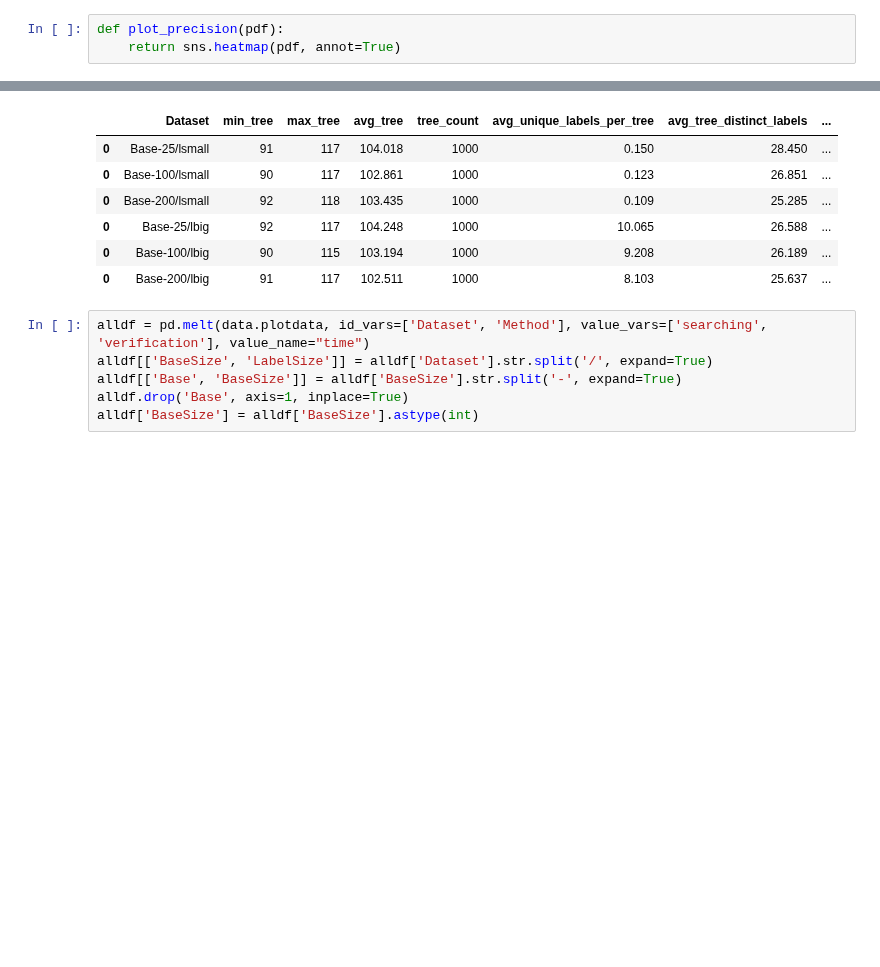
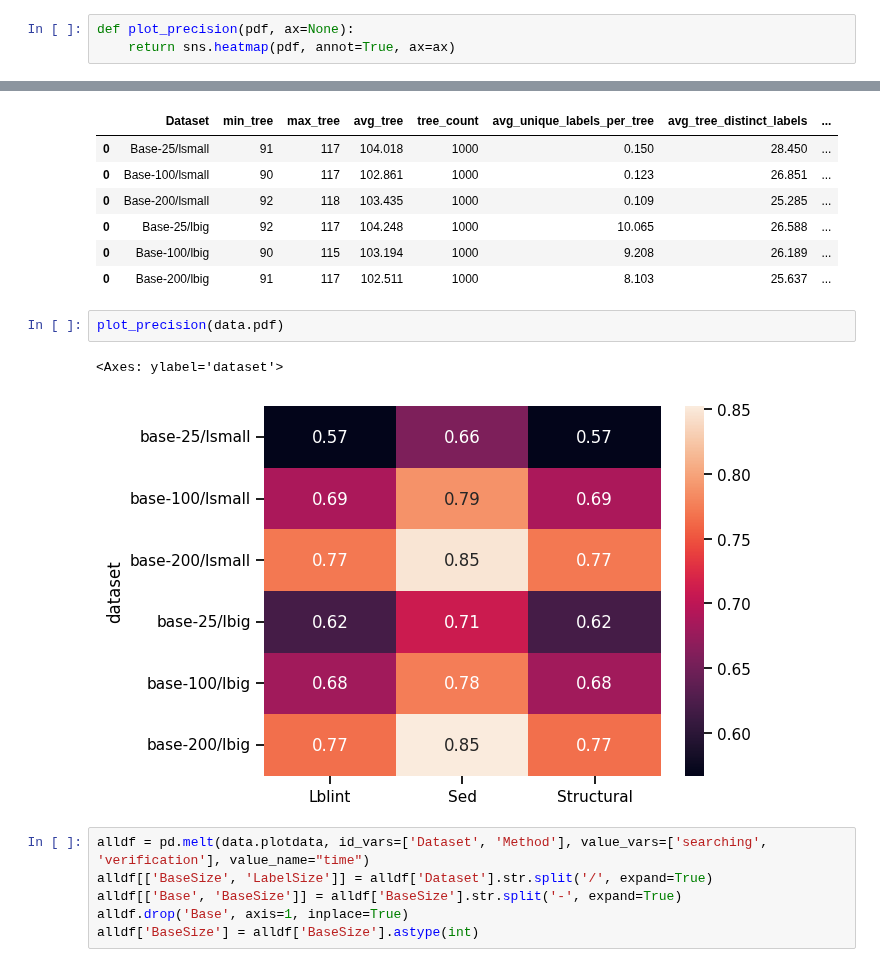
Before and after one commit to LukMRVC/tree-statistics, a Jupyter notebook: gen-datasets.ipynb, the cells around one changed output, grey strips where cells are left out. Drawn from its saved outputs; the diff is of its cells as text; blank space fills up the shorter version.

Commit message:
Added precisions

```diff
--- a/gen-datasets.ipynb
+++ b/gen-datasets.ipynb
@@ -147,8 +147,8 @@ def plot_selectivity(sdf):
                 fontweight='bold')
     return bx
 # %%
-def plot_precision(pdf):
-    return sns.heatmap(pdf, annot=True)
+def plot_precision(pdf, ax=None):
+    return sns.heatmap(pdf, annot=True, ax=ax)
 # %% [raw]
 f, axes = plt.subplots(2, 3, figsize=(16, 10))
 tdf = cdf.transpose()
@@ -215,6 +215,11 @@ display(data.statistics)
 | 0 | Base-25/lbig | 92 | 117 | 104.248 | 1000 | 10.065 | 26.588 | ... |
 | 0 | Base-100/lbig | 90 | 115 | 103.194 | 1000 | 9.208 | 26.189 | ... |
 | 0 | Base-200/lbig | 91 | 117 | 102.511 | 1000 | 8.103 | 25.637 | ... |
+# %%
+plot_precision(data.pdf)
+# %% [output]
+<Axes: ylabel='dataset'>
+[figure, added]
 # %%
 alldf = pd.melt(data.plotdata, id_vars=['Dataset', 'Method'], value_vars=['searching', 'verification'], value_name="time")
 alldf[['BaseSize', 'LabelSize']] = alldf['Dataset'].str.split('/', expand=True)
```
Also changed, not shown: parts of 4 cells of this notebook.
